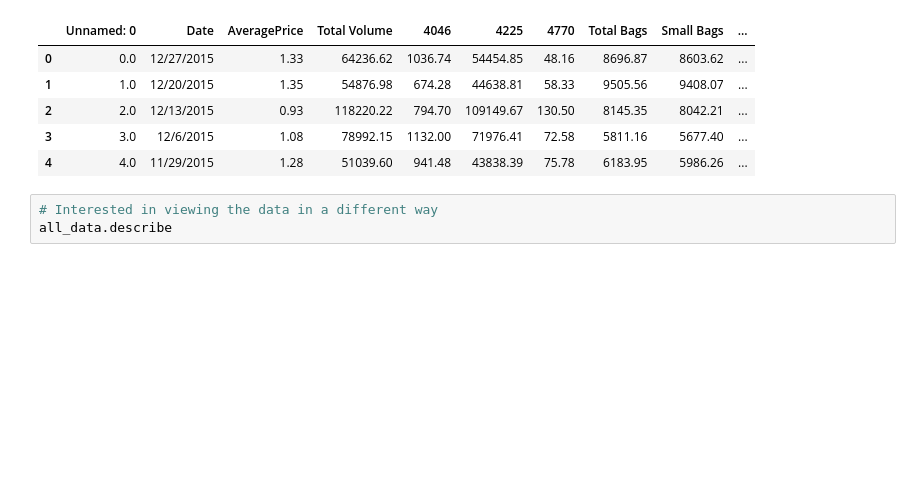
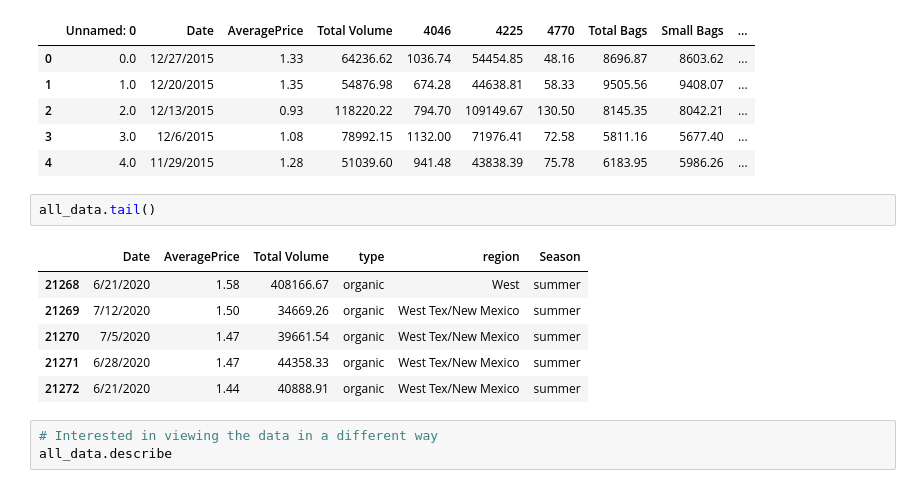
Before and after one commit to tvanwer1/Hw-1, a Jupyter notebook: Notebook/Homework-1.ipynb, the cells around one changed output. Drawn from its saved outputs; the diff is of its cells as text; blank space fills up the shorter version.

```diff
--- a/Notebook/Homework-1.ipynb
+++ b/Notebook/Homework-1.ipynb
@@ -42,6 +42,15 @@ all_data.head()
 | 2 | 2.0 | 12/13/2015 | 0.93 | 118220.22 | 794.70 | 109149.67 | 130.50 | 8145.35 | 8042.21 | ... |
 | 3 | 3.0 | 12/6/2015 | 1.08 | 78992.15 | 1132.00 | 71976.41 | 72.58 | 5811.16 | 5677.40 | ... |
 | 4 | 4.0 | 11/29/2015 | 1.28 | 51039.60 | 941.48 | 43838.39 | 75.78 | 6183.95 | 5986.26 | ... |
+# %%
+all_data.tail()
+# %% [output]
+|  | Date | AveragePrice | Total Volume | type | region | Season |
+| 21268 | 6/21/2020 | 1.58 | 408166.67 | organic | West | summer |
+| 21269 | 7/12/2020 | 1.50 | 34669.26 | organic | West Tex/New Mexico | summer |
+| 21270 | 7/5/2020 | 1.47 | 39661.54 | organic | West Tex/New Mexico | summer |
+| 21271 | 6/28/2020 | 1.47 | 44358.33 | organic | West Tex/New Mexico | summer |
+| 21272 | 6/21/2020 | 1.44 | 40888.91 | organic | West Tex/New Mexico | summer |
 # %%
 # Interested in viewing the data in a different way
 all_data.describe
```
Also changed, not shown: parts of 4 cells of this notebook.
